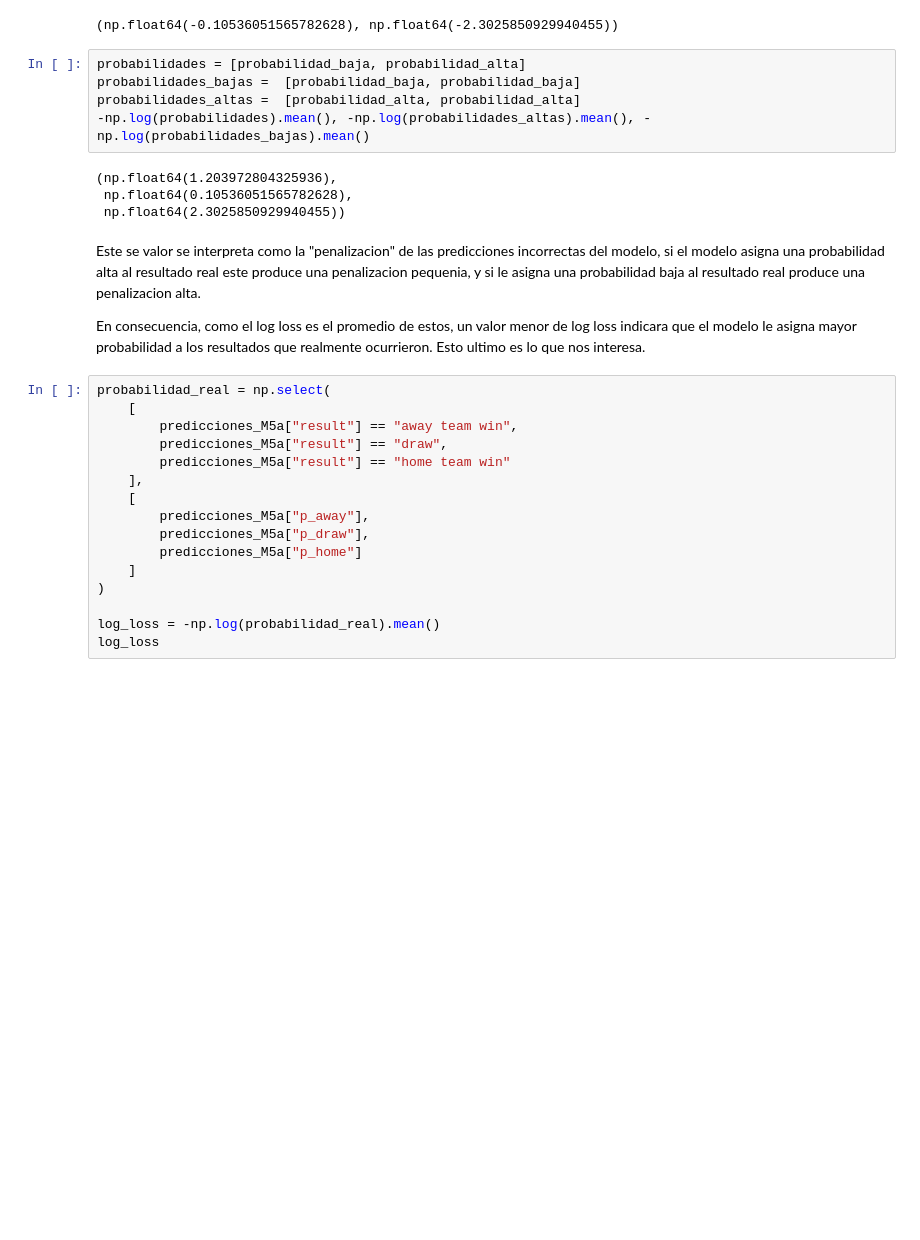
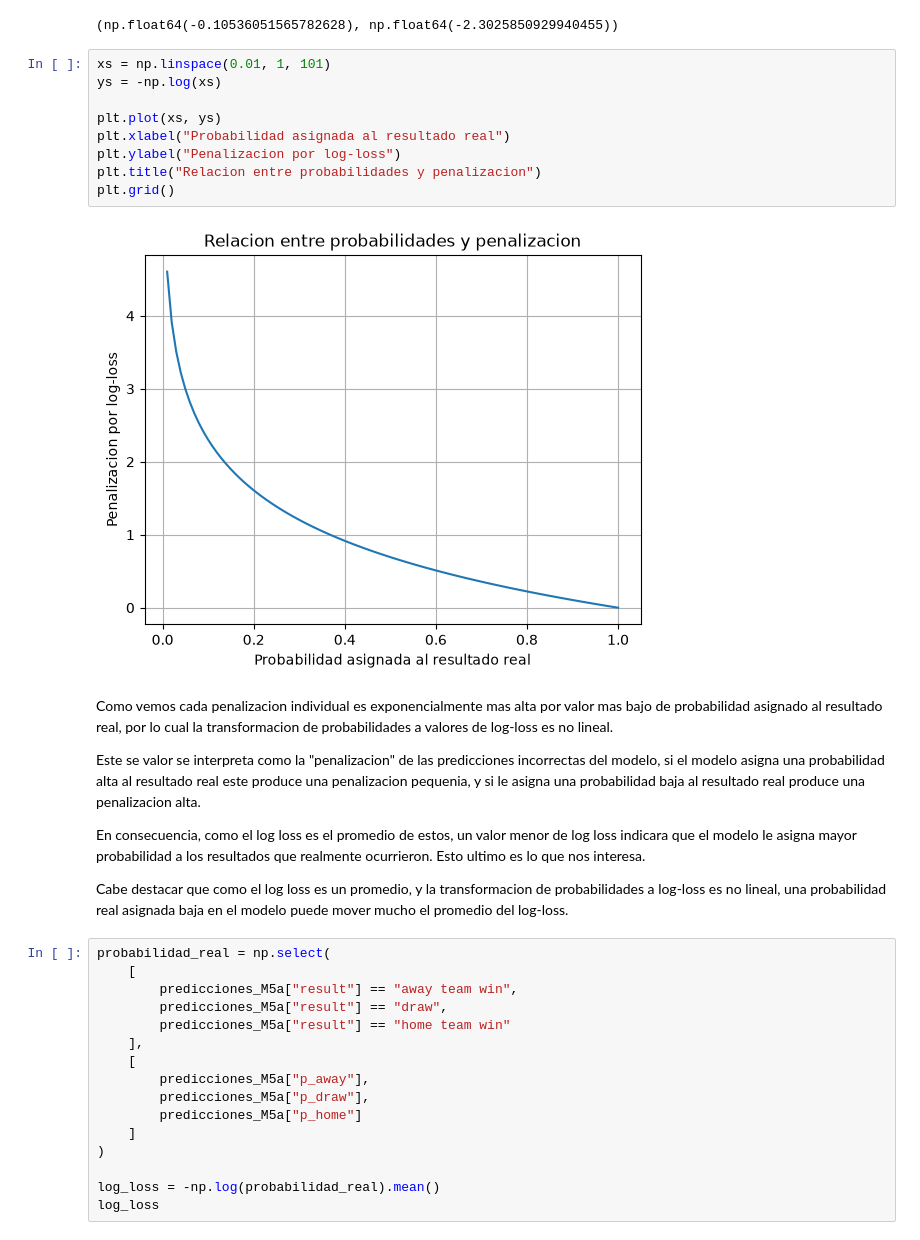
Before and after one commit to maximomilano9/Base-de-datos-de-partidos-de-futbol-masculino-21-a-nivel-selecciones-y-mundiales, a Jupyter notebook: notebooks/MachineLearning_1.ipynb, the cells around one changed output. Saved outputs shown, nothing was run; the diff lists cells and outputs as text; blank space fills up the shorter version.

```diff
--- a/notebooks/MachineLearning_1.ipynb
+++ b/notebooks/MachineLearning_1.ipynb
@@ -1304,19 +1301,25 @@ probabilidad_baja = 0.1
 np.log(probabilidad_alta), np.log(probabilidad_baja)
 # %% [output]
 (np.float64(-0.10536051565782628), np.float64(-2.3025850929940455))
-# %%
-probabilidades = [probabilidad_baja, probabilidad_alta]
-probabilidades_bajas =  [probabilidad_baja, probabilidad_baja]
-probabilidades_altas =  [probabilidad_alta, probabilidad_alta]
--np.log(probabilidades).mean(), -np.log(probabilidades_altas).mean(), -np.log(probabilidades_bajas).mean()
-# %% [output]
-(np.float64(1.203972804325936),
- np.float64(0.10536051565782628),
- np.float64(2.3025850929940455))
+# %%
+xs = np.linspace(0.01, 1, 101)
+ys = -np.log(xs)
+
+plt.plot(xs, ys)
+plt.xlabel("Probabilidad asignada al resultado real")
+plt.ylabel("Penalizacion por log-loss")
+plt.title("Relacion entre probabilidades y penalizacion")
+plt.grid()
+# %% [output]
+[figure, added]
 # %% [markdown]
+Como vemos cada penalizacion individual es exponencialmente mas alta por valor mas bajo de probabilidad asignado al resultado real, por lo cual la transformacion de probabilidades a valores de log-loss es no lineal.
+
 Este se valor se interpreta como la "penalizacion" de las predicciones incorrectas del modelo, si el modelo asigna una probabilidad alta al resultado real este produce una penalizacion pequenia, y si le asigna una probabilidad baja al resultado real produce una penalizacion alta.
 
 En consecuencia, como el log loss es el promedio de estos, un valor menor de log loss indicara que el modelo le asigna mayor probabilidad a los resultados que realmente ocurrieron. Esto ultimo es lo que nos interesa.
+
+Cabe destacar que como el log loss es un promedio, y la transformacion de probabilidades a log-loss es no lineal, una probabilidad real asignada baja en el modelo puede mover mucho el promedio del log-loss.
 # %%
 probabilidad_real = np.select(
     [
```
Also changed, not shown: parts of 14 cells of this notebook, 1 other file.
